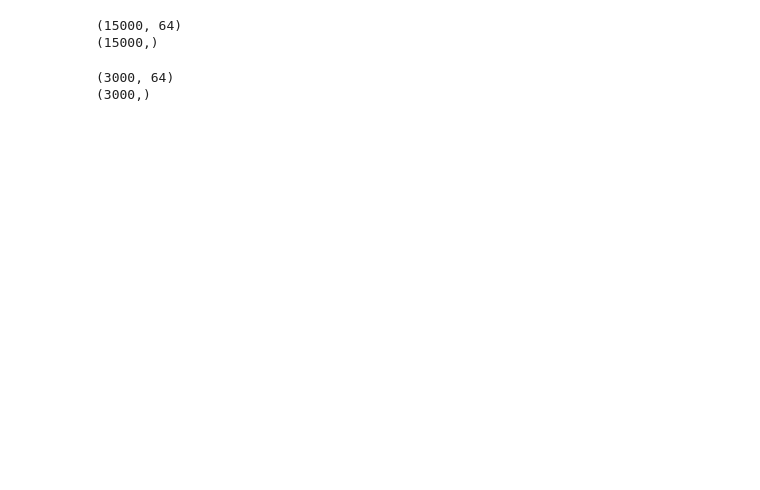
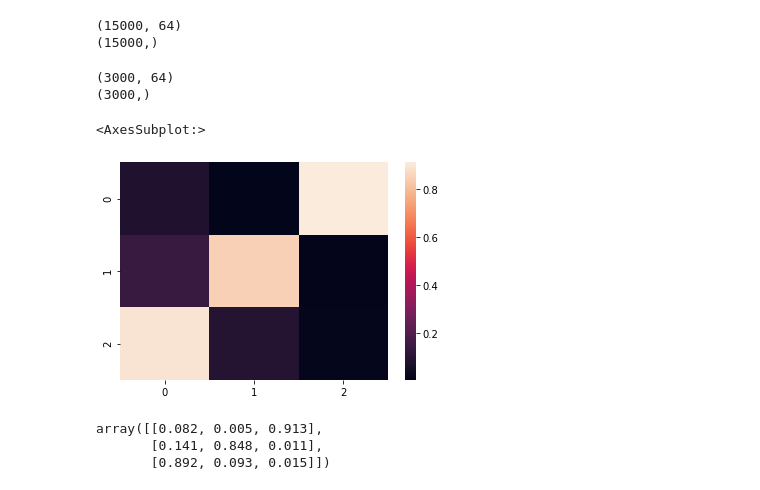
Before and after one commit to kejianZ/Adaptive-classification-network, a Jupyter notebook: Scattering_CNN.ipynb, the cells around one changed output. Saved outputs shown, nothing was run; the diff lists cells and outputs as text; code cells hidden in the pictures; blank space fills up the shorter version.

```diff
--- a/Scattering_CNN.ipynb
+++ b/Scattering_CNN.ipynb
@@ -266,7 +270,6 @@ model.eval()
 unlabel_features_training = torch.empty((0,64))
 grand_truth_training = torch.empty((0))
 for data, target in tqdm(unlabel_training_dataloader):
-    target = replace(target)
     data, target = data.to(device), target
     feature = model.feature((Scattering2D(data)))
     unlabel_features_training = torch.cat((unlabel_features_training,feature.detach().cpu()), 0)
@@ -283,7 +286,6 @@ model.eval()
 unlabel_features_test = torch.empty((0,64))
 grand_truth_test = torch.empty((0))
 for data, target in tqdm(unlabel_test_dataloader):
-    target = replace(target)
     data, target = data.to(device), target
     feature = model.feature((Scattering2D(data)))
     unlabel_features_test = torch.cat((unlabel_features_test,feature.detach().cpu()), 0)
@@ -297,3 +299,23 @@ print(grand_truth_test.shape)
 (3000,)
 # %%
 GMM = GaussianMixture(n_components=NUM_UNTARGET_CLASS).fit(unlabel_features_training)
+# %%
+p = GMM.predict(unlabel_features_test)
+# %%
+match_map = np.zeros((len(REPLACE_LST),len(np.unique(p))))
+for grand_truth_idx, tar in enumerate(REPLACE_LST):
+    for pred_idx, p_tar in enumerate(np.unique(p)):
+        g_eq = grand_truth_test==tar
+        pred_= p==p_tar
+        match_map[grand_truth_idx, pred_idx] = np.sum(g_eq&pred_)/1000
+# %%
+sns.heatmap(match_map)
+# %% [output]
+<AxesSubplot:>
+[figure, added]
+# %%
+match_map
+# %% [output]
+array([[0.082, 0.005, 0.913],
+       [0.141, 0.848, 0.011],
+       [0.892, 0.093, 0.015]])
```
Also changed, not shown: parts of 6 cells of this notebook.
